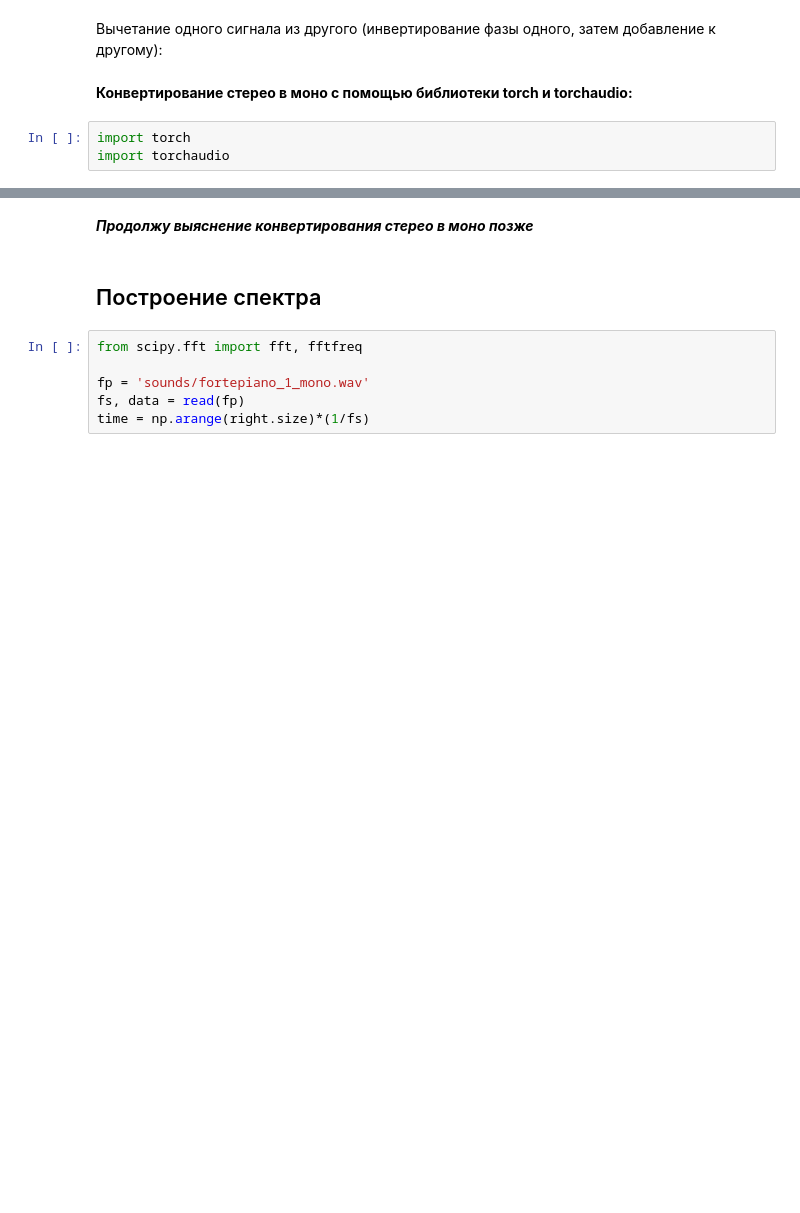
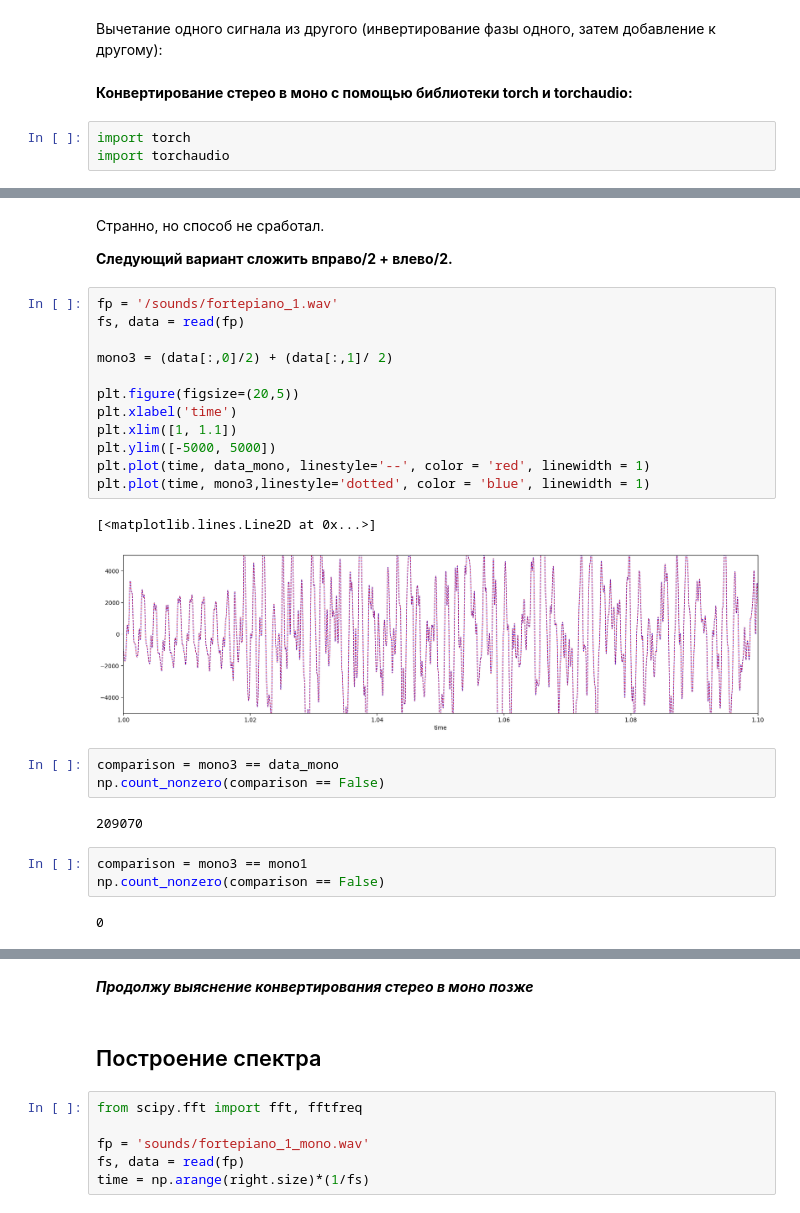
Before and after one commit to cristinka-p/GraduateWork, a Jupyter notebook: wav_reading.ipynb, the cells around one changed output, grey strips where cells are left out. Saved outputs shown, nothing was run; the diff lists cells and outputs as text; blank space fills up the shorter version.

```diff
--- a/wav_reading.ipynb
+++ b/wav_reading.ipynb
@@ -202,0 +200,29 @@ RuntimeError: Couldn't find appropriate backend to handle uri sounds/fortepiano_
+# %% [markdown]
+Странно, но способ не сработал.
+
+**Следующий вариант сложить  вправо/2 + влево/2.**
+# %%
+fp = '/sounds/fortepiano_1.wav'
+fs, data = read(fp)
+
+mono3 = (data[:,0]/2) + (data[:,1]/ 2)
+
+plt.figure(figsize=(20,5))
+plt.xlabel('time')
+plt.xlim([1, 1.1])
+plt.ylim([-5000, 5000])
+plt.plot(time, data_mono, linestyle='--', color = 'red', linewidth = 1)
+plt.plot(time, mono3,linestyle='dotted', color = 'blue', linewidth = 1)
+# %% [output]
+[<matplotlib.lines.Line2D at 0x...>]
+[figure, added]
+# %%
+comparison = mono3 == data_mono
+np.count_nonzero(comparison == False)
+# %% [output]
+209070
+# %%
+comparison = mono3 == mono1
+np.count_nonzero(comparison == False)
+# %% [output]
+0
```
Also changed, not shown: parts of 16 cells of this notebook.
